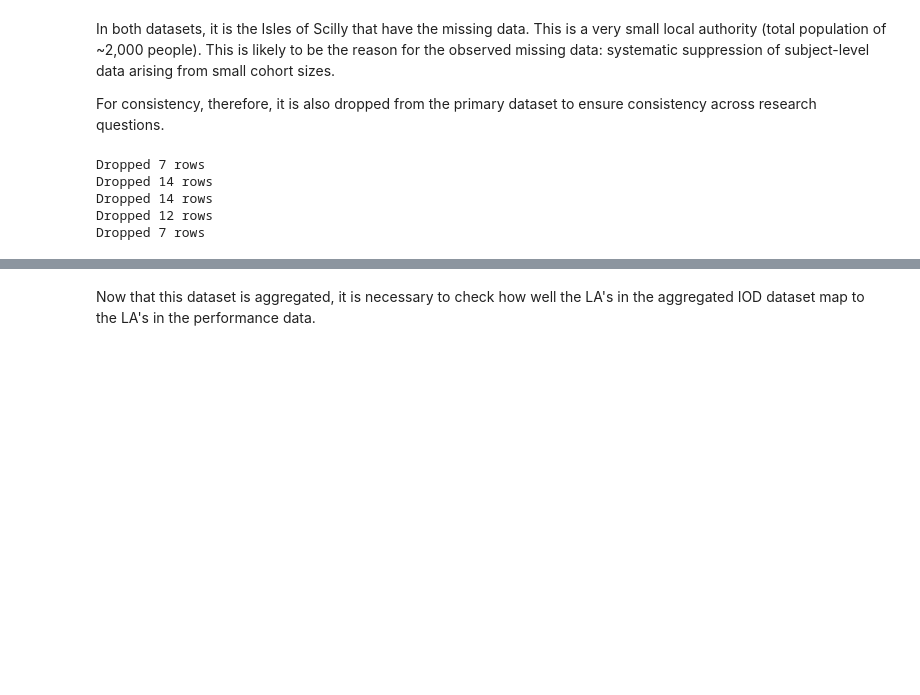
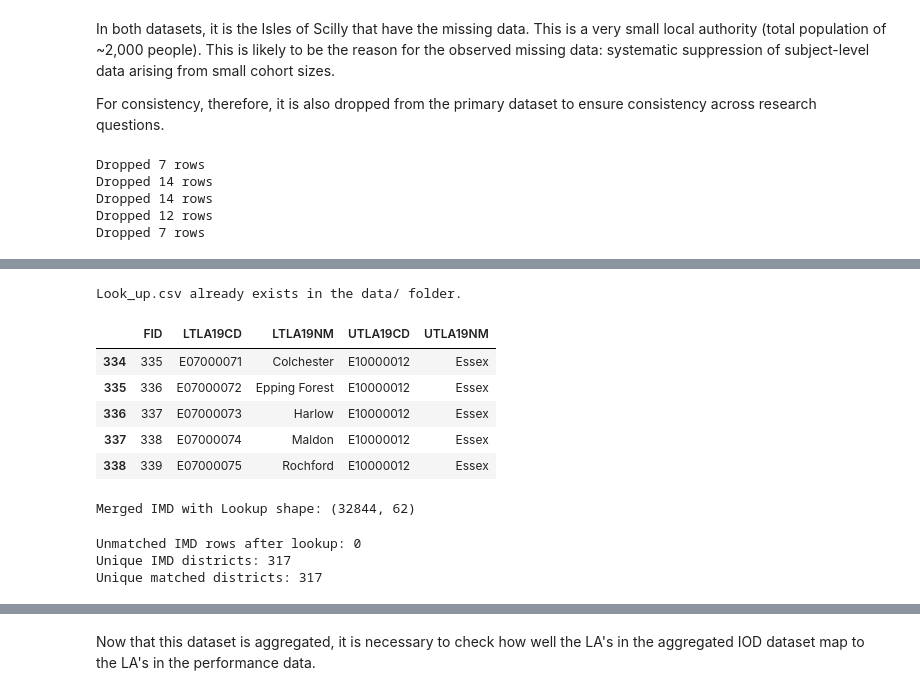
Before and after one commit to AislingLangston/CFG-DS-group-6-2026, a Jupyter notebook: school_performance.ipynb, the cells around one changed output, grey strips where cells are left out. Drawn from its saved outputs; the diff is of its cells as text; code cells hidden in the pictures; blank space fills up the shorter version.

```diff
--- a/school_performance.ipynb
+++ b/school_performance.ipynb
@@ -1035,0 +763,49 @@ None
+# %%
+lookup_path = "data/Look_up.csv"
+
+if not os.path.exists(lookup_path):
+    print("Downloading ONS Lookup Table...")
+
+    url = (
+        "https://hub.arcgis.com/api/v3/datasets/"
+        "fdddaa25a0df4679b496620557cca534_0/downloads/data"
+        "?format=csv&spatialRefId=4326"
+    )
+
+    df = pd.read_csv(url)
+    df.to_csv(lookup_path, index=False)
+
+    print("Download complete!")
+else:
+    print("Look_up.csv already exists in the data/ folder.")
+# %% [output]
+Look_up.csv already exists in the data/ folder.
+# %%
+df_lookup = pd.read_csv('data/Look_up.csv')
+df_lookup.tail()
+# %% [output]
+|  | FID | LTLA19CD | LTLA19NM | UTLA19CD | UTLA19NM |
+| 334 | 335 | E07000071 | Colchester | E10000012 | Essex |
+| 335 | 336 | E07000072 | Epping Forest | E10000012 | Essex |
+| 336 | 337 | E07000073 | Harlow | E10000012 | Essex |
+| 337 | 338 | E07000074 | Maldon | E10000012 | Essex |
+| 338 | 339 | E07000075 | Rochford | E10000012 | Essex |
+# %%
+# Merge IMD district data with lookup
+imd_lookup = iod_data.merge(
+    df_lookup,
+    left_on="Local Authority District code (2019)",
+    right_on="LTLA19CD",
+    how="left"
+)
+print("Merged IMD with Lookup shape:", imd_lookup.shape)
+# %% [output]
+Merged IMD with Lookup shape: (32844, 62)
+# %%
+print("Unmatched IMD rows after lookup:", imd_lookup["LTLA19CD"].isna().sum())
+print("Unique IMD districts:", iod_data["Local Authority District code (2019)"].nunique())
+print("Unique matched districts:", imd_lookup["LTLA19CD"].nunique())
+# %% [output]
+Unmatched IMD rows after lookup: 0
+Unique IMD districts: 317
+Unique matched districts: 317
```
Also changed, not shown: parts of 86 cells of this notebook.
